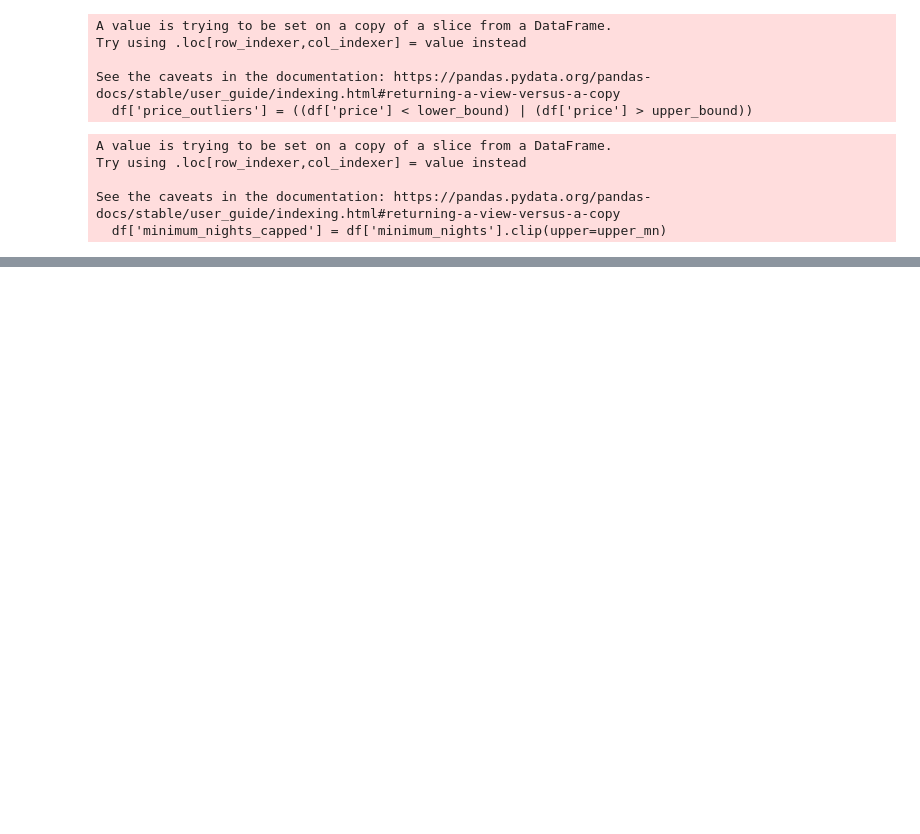
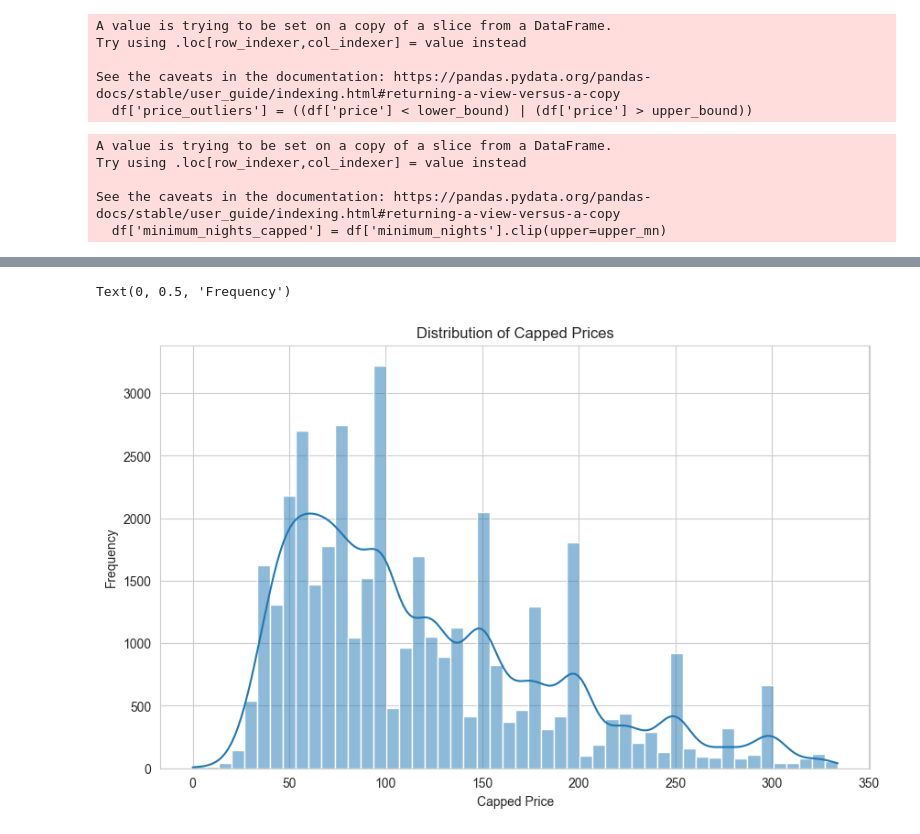
Before and after one commit to ys09123/airbnb-dataset-analysis, a Jupyter notebook: airbnb.ipynb, the cells around one changed output, grey strips where cells are left out. Saved outputs shown, nothing was run; the diff lists cells and outputs as text; code cells hidden in the pictures; blank space fills up the shorter version.

```diff
--- a/airbnb.ipynb
+++ b/airbnb.ipynb
@@ -268,0 +292,8 @@ See the caveats in the documentation: https://pandas.pydata.org/pandas-docs/stab
+# %%
+sns.histplot(df['price_capped'], bins=50, kde=True)
+plt.title('Distribution of Capped Prices')
+plt.xlabel('Capped Price')
+plt.ylabel('Frequency')
+# %% [output]
+Text(0, 0.5, 'Frequency')
+[figure, added]
```
Also changed, not shown: parts of 10 cells of this notebook.
